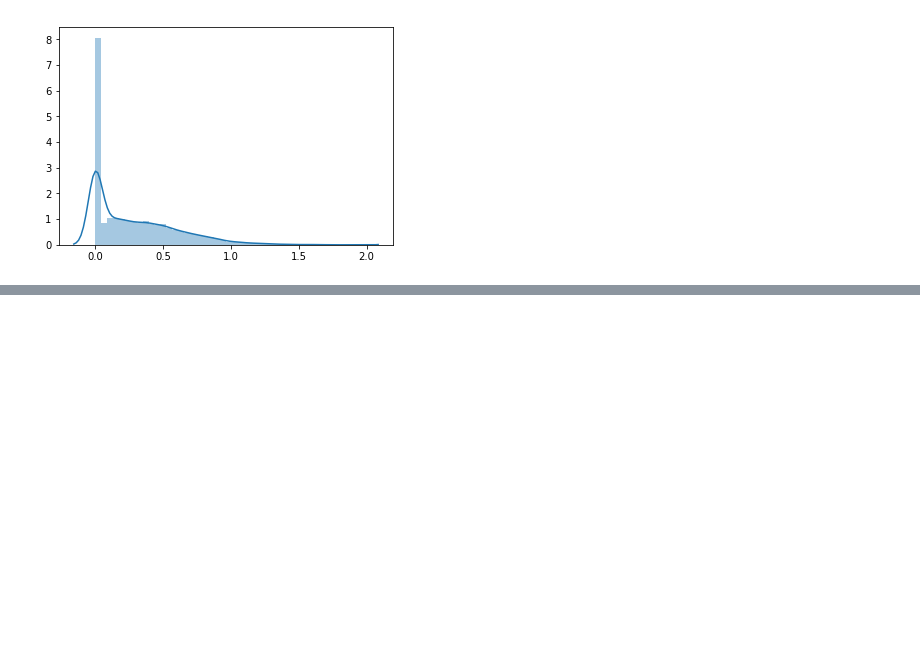
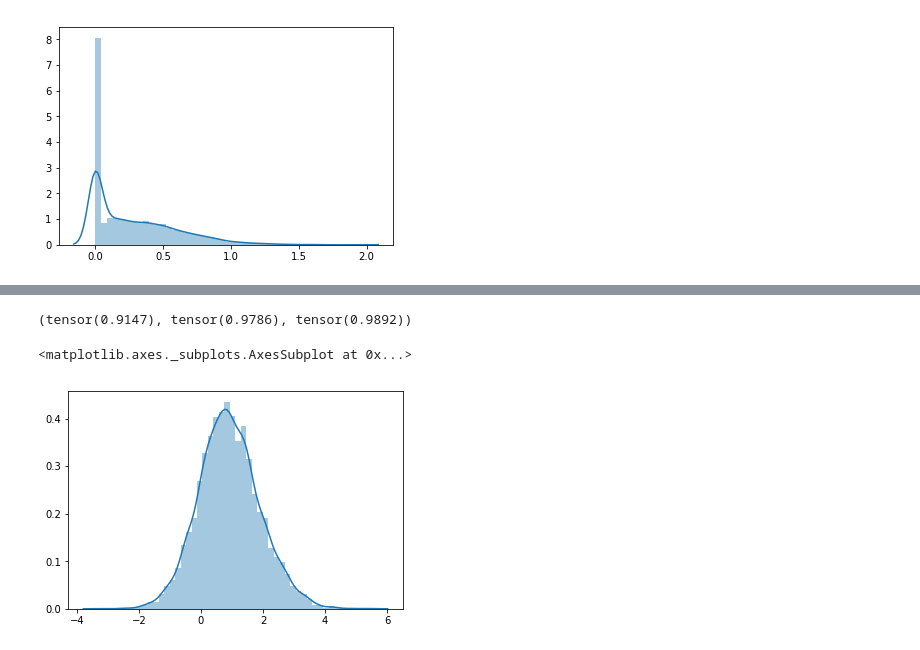
Before and after one commit to anhquan0412/fastai_v3p1, a Jupyter notebook: part_2/matmul_and_weight_init.ipynb, the cells around one changed output, grey strips where cells are left out. Saved outputs shown, nothing was run; the diff lists cells and outputs as text; code cells hidden in the pictures; blank space fills up the shorter version.

```diff
--- a/part_2/matmul.ipynb
+++ b/part_2/matmul_and_weight_init.ipynb
@@ -348,0 +480,8 @@ sns.distplot(act2.view(-1).tolist())
+# %%
+act2 = lin(o,w2,b2)
+act2.mean(),act2.var(),act2.std()
+sns.distplot(act2.view(-1).tolist())
+# %% [output]
+(tensor(0.9147), tensor(0.9786), tensor(0.9892))
+<matplotlib.axes._subplots.AxesSubplot at 0x...>
+[figure, added]
```
Also changed, not shown: parts of 28 cells of this notebook, 1 other file.
